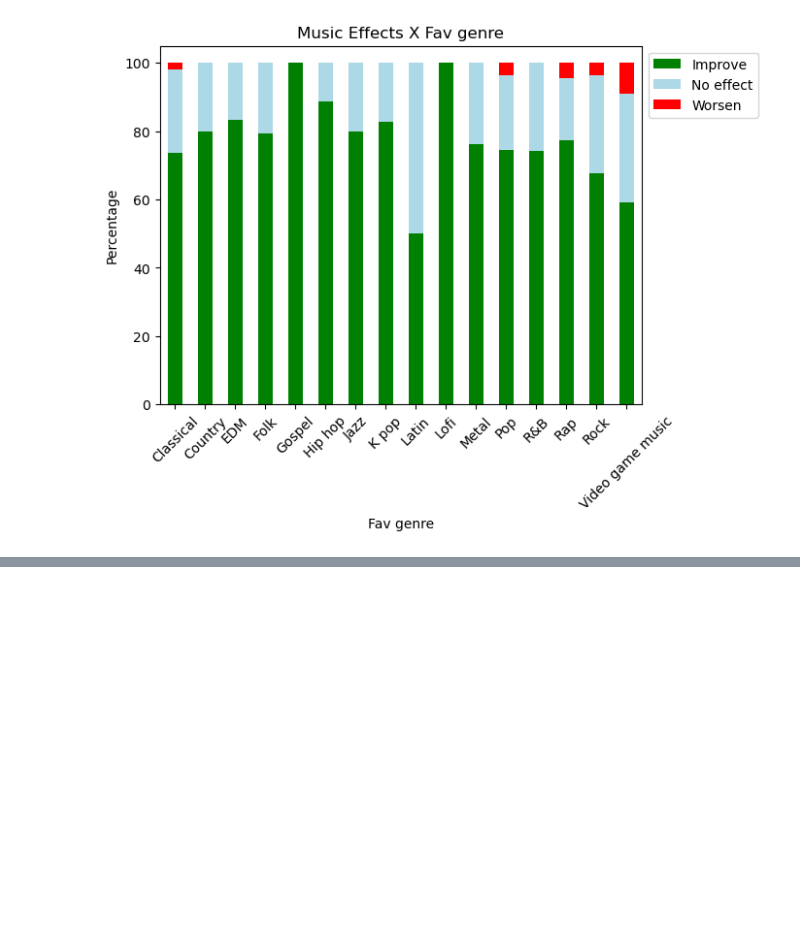
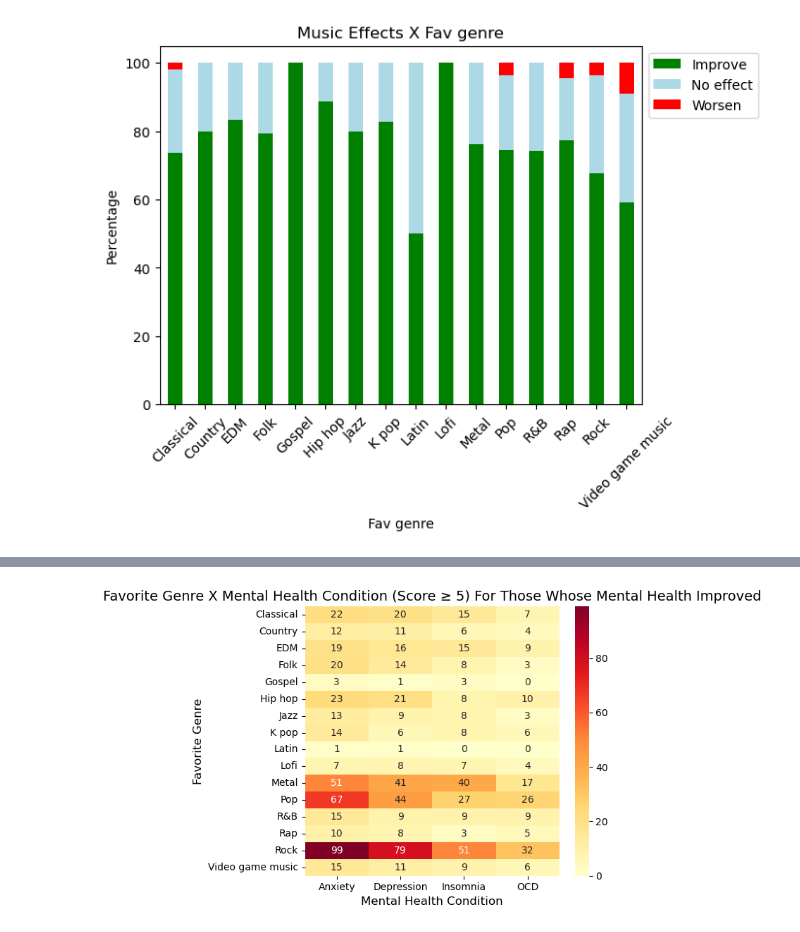
Before and after one commit to gabelsnider/Music-and-Mental-Health-DA, a Jupyter notebook: project/preliminary-notebooks/MxMH3.ipynb, the cells around one changed output, grey strips where cells are left out. Cells and saved outputs as stored; diff of their text form; code cells hidden in the pictures; blank space fills up the shorter version.

```diff
--- a/project/preliminary-notebooks/MxMH3.ipynb
+++ b/project/preliminary-notebooks/MxMH3.ipynb
@@ -203,0 +250,20 @@ plt.show()
+# %%
+df_improve = df[df['Music effects'] == 'Improve']
+conditions = ['Anxiety', 'Depression', 'Insomnia', 'OCD']
+genre_data = {}
+
+for condition in conditions:
+    filtered = df_improve[df_improve[condition] >= 5]
+    genre_counts = filtered['Fav genre'].value_counts()
+    genre_data[condition] = genre_counts
+
+df_plot = pd.DataFrame(genre_data).fillna(0)
+
+sns.heatmap(df_plot, annot=True, fmt='g', cmap='YlOrRd')
+plt.title('Favorite Genre X Mental Health Condition (Score ≥ 5) For Those Whose Mental Health Improved', fontsize=14)
+plt.ylabel('Favorite Genre', fontsize=12)
+plt.xlabel('Mental Health Condition', fontsize=12)
+plt.tight_layout()
+plt.show()
+# %% [output]
+[figure, added]
```
Also changed, not shown: parts of 9 cells of this notebook.
